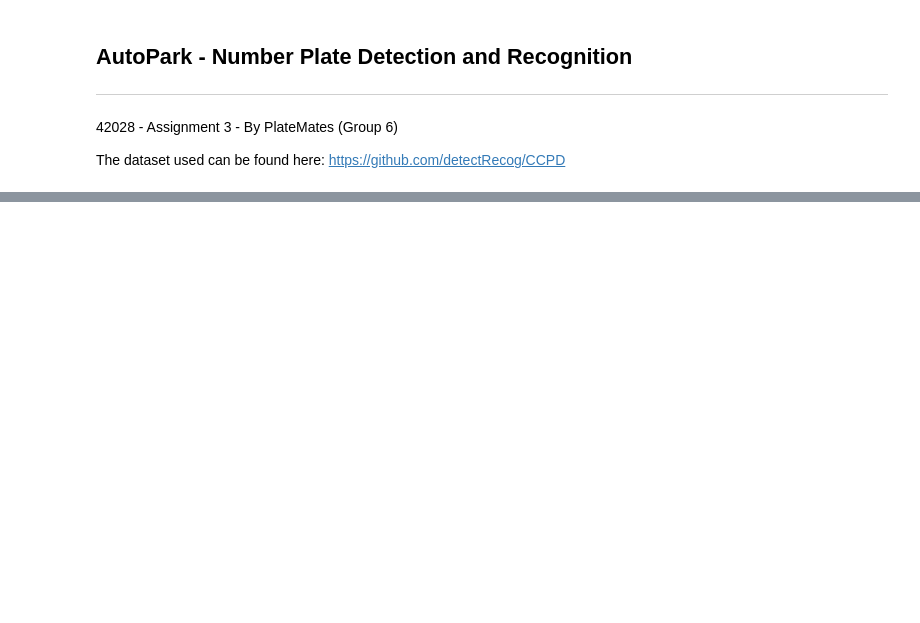
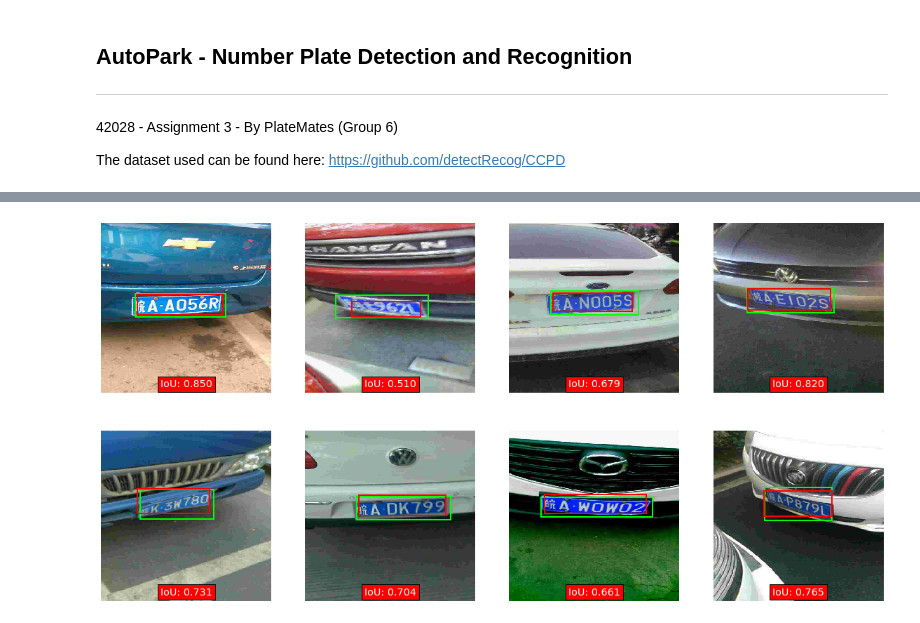
Before and after one commit to hrai/autopark, a Jupyter notebook: model/A3_AutoPark_CNN.ipynb, the cells around one changed output, grey strips where cells are left out. Saved outputs shown, nothing was run; the diff lists cells and outputs as text; code cells hidden in the pictures; blank space fills up the shorter version.

```diff
--- a/model/A3_AutoPark_CNN.ipynb
+++ b/model/A3_AutoPark_CNN.ipynb
@@ -92,0 +349,3 @@ print(X_train.shape, y_train_boxes.shape, y_train_labels.shape)
+# %%
+# make predictions on bounding box locations
+y_preds = model.predict(X_test)
@@ -92,0 +357,7 @@ print(X_train.shape, y_train_boxes.shape, y_train_labels.shape)
+# %%
+si = 90 # starting index
+
+print("Ground Truth:")
+print(np.array([get_bbox(e) for e in y_test_boxes[si:si + 8]]))
+print("Predictions:")
+print(np.round([get_bbox(e) for e in y_preds[si:si + 8]]))
@@ -92,0 +383,43 @@ print(X_train.shape, y_train_boxes.shape, y_train_labels.shape)
+# %%
+rows = 2
+cols = 4
+fig, ax = plt.subplots(rows, cols, figsize=(20, 10))
+
+count = 0
+for i in range(rows):
+    for j in range(cols):
+        index = si + count
+        y_test_gt = get_bbox(y_test_boxes[index]) # de-normalise
+        y_pred = get_bbox(y_preds[index])
+
+        img = image.array_to_img(X_test[index])
+        ax[i, j].imshow(img)
+        ax[i, j].axis("off")
+
+        # ground truth coordinates
+        xmin_gt, ymin_gt, xmax_gt, ymax_gt = y_test_gt
+        width_gt = xmax_gt - xmin_gt
+        height_gt = ymax_gt - ymin_gt
+
+        # predicted coordinates
+        xmin_p, ymin_p, xmax_p, ymax_p = y_pred
+        width_p = xmax_p - xmin_p
+        height_p = ymax_p - ymin_p
+
+        # draw bounding boxes; lime = ground truth, red = predicted
+        rect_gt = patches.Rectangle((xmin_gt, ymin_gt), width_gt, height_gt, linewidth=2, edgecolor="lime", facecolor="none")
+        rect_p = patches.Rectangle((xmin_p, ymin_p), width_p, height_p, linewidth=2, edgecolor="red", facecolor="none")
+        ax[i, j].add_patch(rect_gt)
+        ax[i, j].add_patch(rect_p)
+
+        # draw IoU label
+        iou = get_iou(y_test_gt, y_pred)
+        label = "IoU: {:.3f}".format(iou)
+        ax[i, j].text(256, 500, label, size='x-large', color='white', ha="center", va="bottom",
+                      bbox={'facecolor': "red", 'alpha': 1.0})
+
+        count += 1
+
+plt.show()
+# %% [output]
+[figure, added]
```
Also changed, not shown: parts of 21 cells of this notebook, 1 other file.
